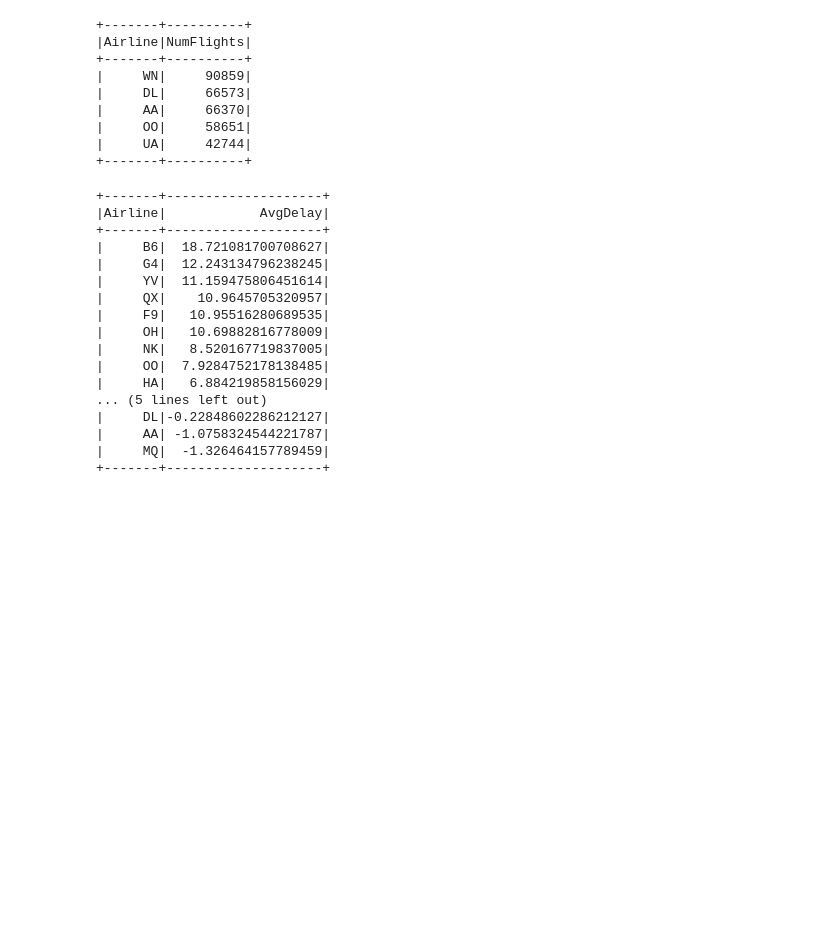
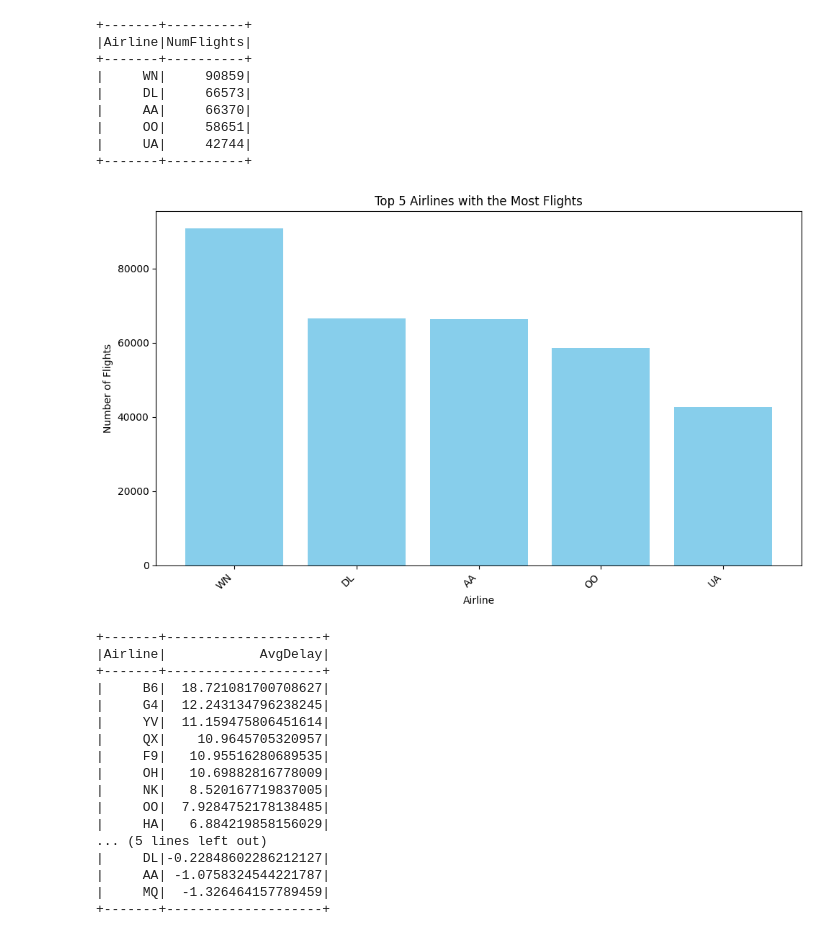
Before and after one commit to TejasTadikonda04/airline-efficiency, a Jupyter notebook: airline_efficiency.ipynb, the cells around one changed output. Cells and saved outputs as stored; diff of their text form; code cells hidden in the pictures; blank space fills up the shorter version.

Commit message:
visualized findings with graphs

```diff
--- a/airline_efficiency.ipynb
+++ b/airline_efficiency.ipynb
@@ -93,6 +94,26 @@ top_airlines.show()
 |     OO|     58651|
 |     UA|     42744|
 +-------+----------+
+# %%
+# Extract airline names and number of flights from the DataFrame
+airline_names = [row['Airline'] for row in top_airlines.collect()]
+num_flights = [row['NumFlights'] for row in top_airlines.collect()]
+
+
+# Create a bar plot
+plt.figure(figsize=(10, 6))
+plt.bar(airline_names, num_flights, color='skyblue')
+
+# Add labels and title
+plt.xlabel('Airline')
+plt.ylabel('Number of Flights')
+plt.title('Top 5 Airlines with the Most Flights')
+
+# Show plot
+plt.tight_layout()
+plt.show()
+# %% [output]
+[figure, added]
 # %%
 # Query to determine the average flight delay by airline
 query = """
```
Also changed, not shown: parts of 5 cells of this notebook.
